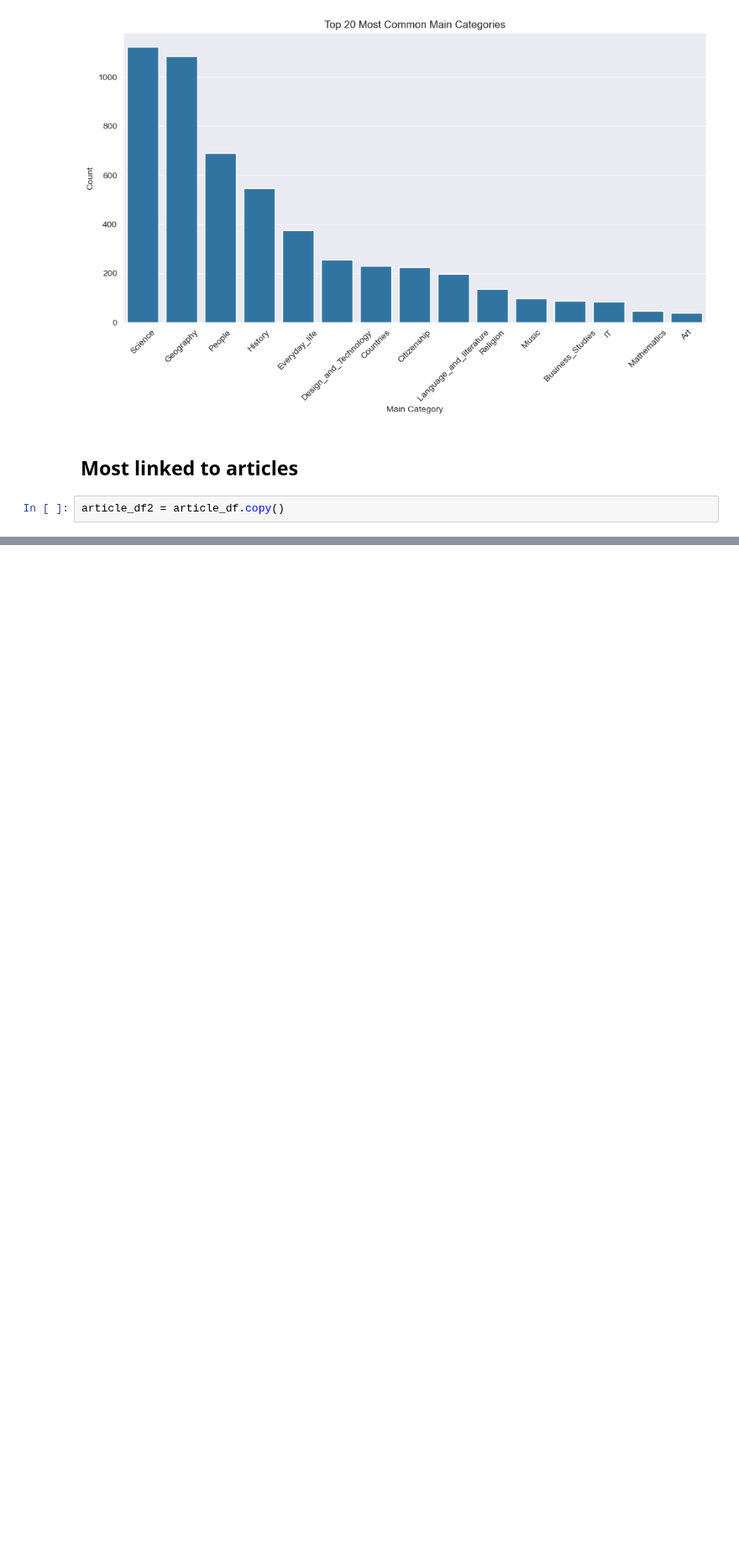
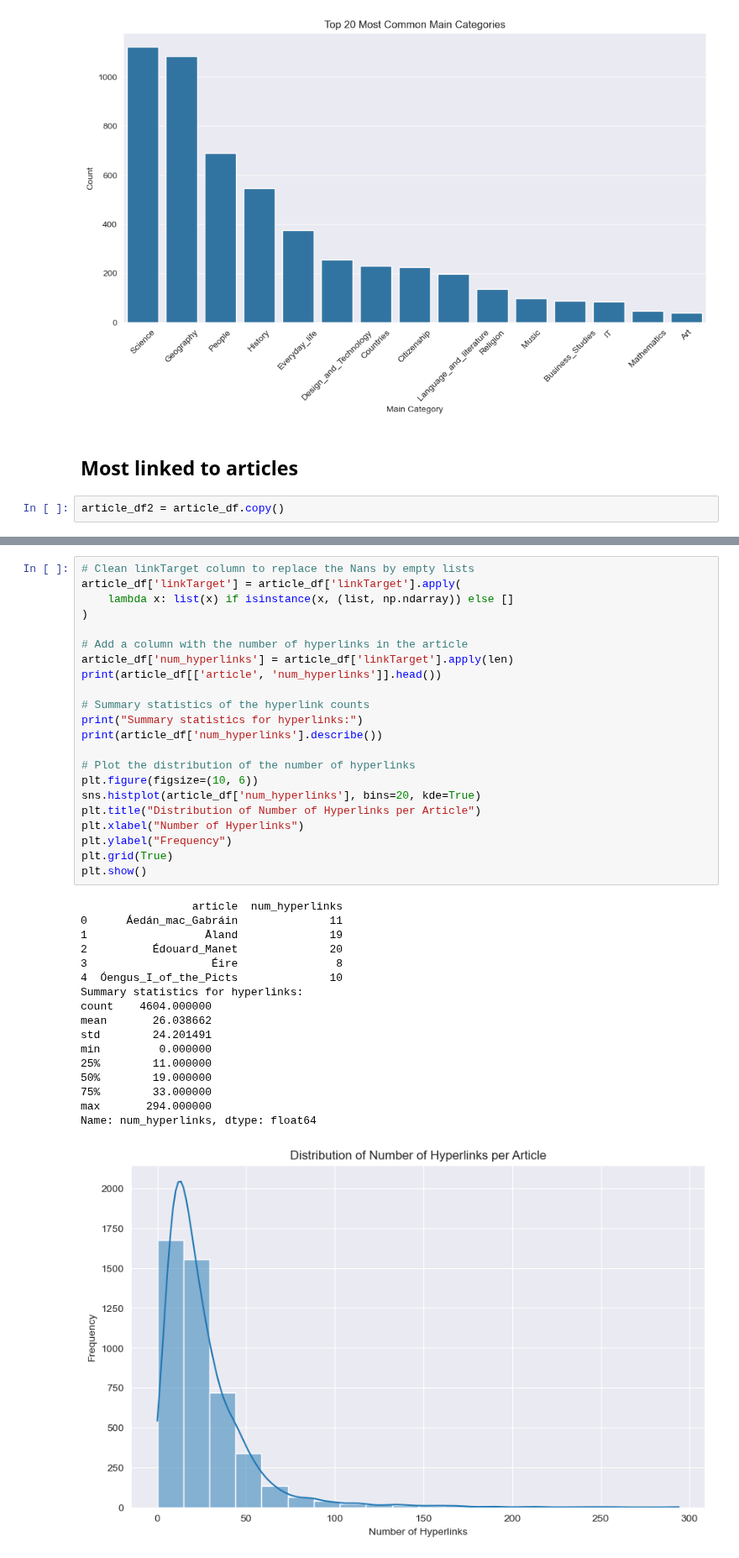
Before and after one commit to epfl-ada/ada-2024-project-adaholiks, a Jupyter notebook: statistical_analysis_osc.ipynb, the cells around one changed output, grey strips where cells are left out. Shown at 84% size. Cells and saved outputs as stored; diff of their text form; blank space fills up the shorter version.

```diff
--- a/statistical_analysis_osc.ipynb
+++ b/statistical_analysis_osc.ipynb
@@ -905,0 +929,40 @@ Name: count, dtype: int64
+# %%
+# Clean linkTarget column to replace the Nans by empty lists
+article_df['linkTarget'] = article_df['linkTarget'].apply(
+    lambda x: list(x) if isinstance(x, (list, np.ndarray)) else []
+)
+
+# Add a column with the number of hyperlinks in the article
+article_df['num_hyperlinks'] = article_df['linkTarget'].apply(len)
+print(article_df[['article', 'num_hyperlinks']].head())
+
+# Summary statistics of the hyperlink counts
+print("Summary statistics for hyperlinks:")
+print(article_df['num_hyperlinks'].describe())
+
+# Plot the distribution of the number of hyperlinks
+plt.figure(figsize=(10, 6))
+sns.histplot(article_df['num_hyperlinks'], bins=20, kde=True)
+plt.title("Distribution of Number of Hyperlinks per Article")
+plt.xlabel("Number of Hyperlinks")
+plt.ylabel("Frequency")
+plt.grid(True)
+plt.show()
+# %% [output]
+                 article  num_hyperlinks
+0      Áedán_mac_Gabráin              11
+1                  Åland              19
+2          Édouard_Manet              20
+3                   Éire               8
+4  Óengus_I_of_the_Picts              10
+Summary statistics for hyperlinks:
+count    4604.000000
+mean       26.038662
+std        24.201491
+min         0.000000
+25%        11.000000
+50%        19.000000
+75%        33.000000
+max       294.000000
+Name: num_hyperlinks, dtype: float64
+[figure, added]
```
Also changed, not shown: parts of 9 cells of this notebook.
